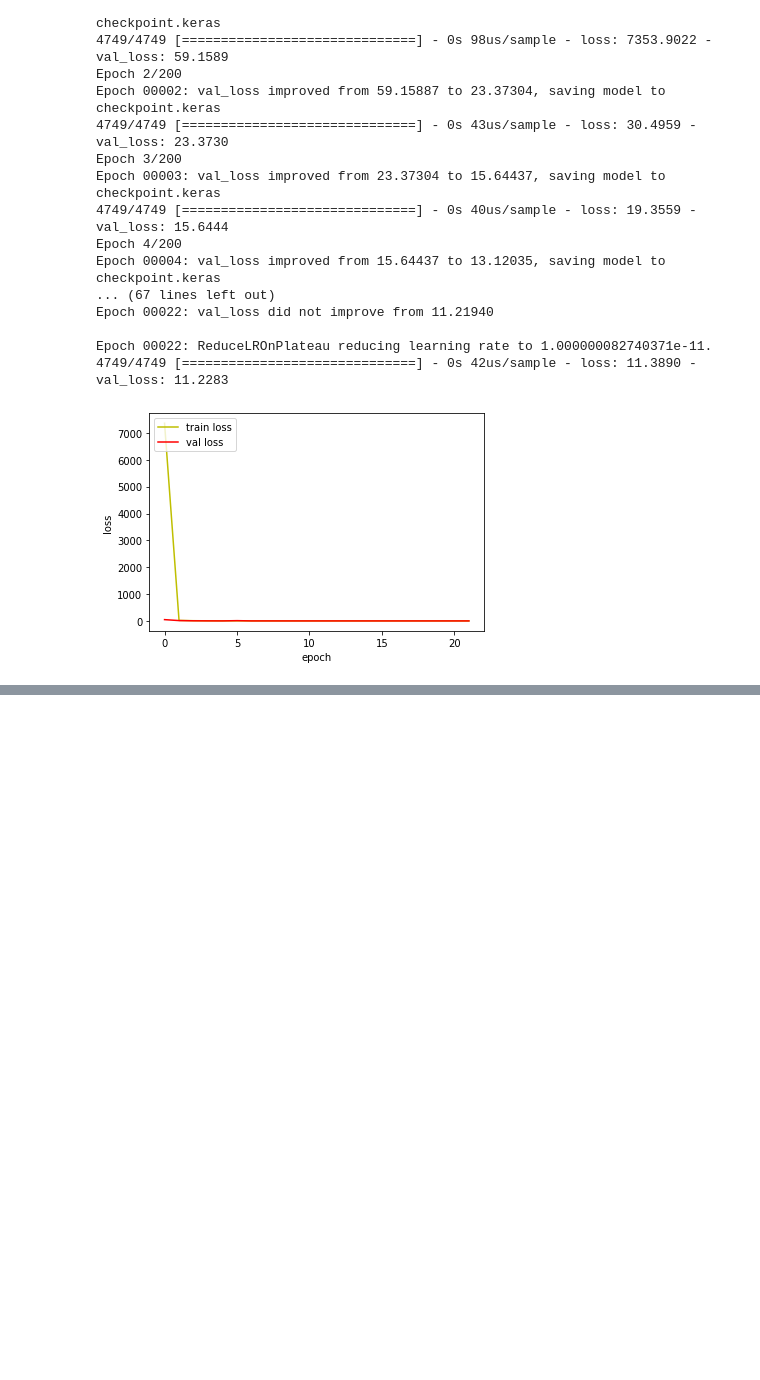
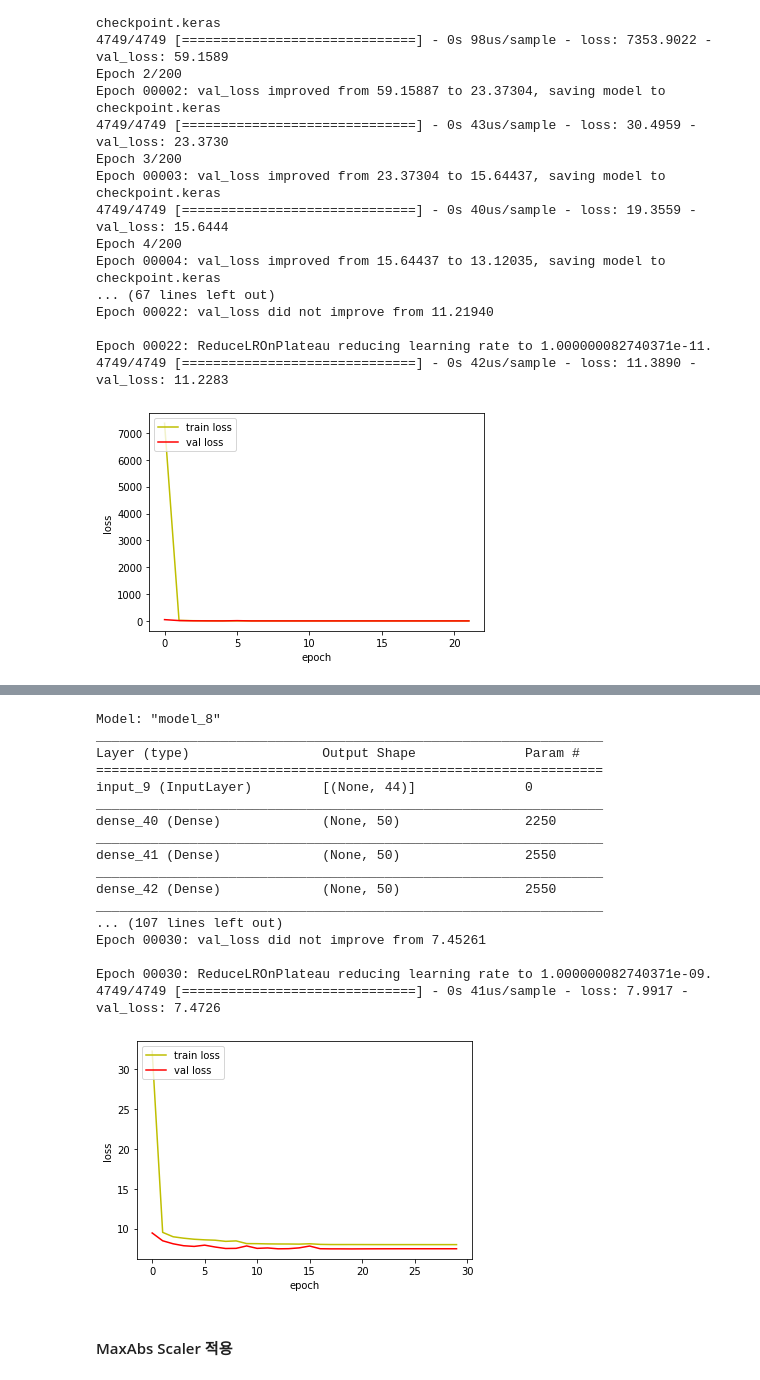
Before and after one commit to ParkSunA/Temperature-Prediction, a Jupyter notebook: 데이터 스케일링 방법에 따른 성능 비교.ipynb, the cells around one changed output, grey strips where cells are left out. Drawn from its saved outputs; the diff is of its cells as text; code cells hidden in the pictures; blank space fills up the shorter version.

```diff
--- a/데이터 스케일링 방법에 따른 성능 비교.ipynb
+++ b/데이터 스케일링 방법에 따른 성능 비교.ipynb
@@ -244,0 +255,68 @@ Epoch 00023: val_loss did not improve from 7.39890
+# %%
+inputs_1 = tf.keras.Input(shape=44)
+dense = tf.keras.layers.Dense(50)(inputs_1)
+dense = tf.keras.layers.Dense(50)(dense)
+dense = tf.keras.layers.Dense(50)(dense)
+dense = tf.keras.layers.Dense(50)(dense)
+output = tf.keras.layers.Dense(1)(dense)
+
+MS_DNN = tf.keras.Model(inputs=[inputs_1], outputs=output)
+
+optimizer = tf.keras.optimizers.Adam(lr = 0.001)
+
+MS_DNN.compile(loss='mse', optimizer=optimizer)
+MS_DNN.summary()
+
+path_checkpoint = 'checkpoint.keras'
+callback_checkpoint = ModelCheckpoint(filepath=path_checkpoint,
+                                      monitor='val_loss',
+                                      verbose=1,
+                                      save_weights_only=True,
+                                      save_best_only=True)
+
+callback_early_stopping = EarlyStopping(monitor='val_loss', patience=10,verbose=0)
+
+
+callback_reduce_lr = ReduceLROnPlateau(monitor='loss',
+                                       factor=0.1,
+                                       patience=1,
+                                       verbose=1)
+
+callbacks = [callback_early_stopping,
+             callback_checkpoint,
+             callback_reduce_lr]
+hist = MS_DNN.fit(MS_trainX,trainY, validation_data=(MS_validX, validY),
+                 epochs = 200, batch_size=30, callbacks=callbacks, verbose=1)
+
+fig, loss_ax = plt.subplots()
+
+loss_ax.plot(hist.history['loss'], 'y', label='train loss')
+loss_ax.plot(hist.history['val_loss'], 'r', label='val loss')
+
+loss_ax.set_xlabel('epoch')
+loss_ax.set_ylabel('loss')
+
+loss_ax.legend(loc='upper left')
+
+plt.show()
+# %% [output]
+Model: "model_8"
+_________________________________________________________________
+Layer (type)                 Output Shape              Param #
+=================================================================
+input_9 (InputLayer)         [(None, 44)]              0
+_________________________________________________________________
+dense_40 (Dense)             (None, 50)                2250
+_________________________________________________________________
+dense_41 (Dense)             (None, 50)                2550
+_________________________________________________________________
+dense_42 (Dense)             (None, 50)                2550
+_________________________________________________________________
+... (107 lines left out)
+Epoch 00030: val_loss did not improve from 7.45261
+
+Epoch 00030: ReduceLROnPlateau reducing learning rate to 1.000000082740371e-09.
+4749/4749 [==============================] - 0s 41us/sample - loss: 7.9917 - val_loss: 7.4726
+[figure, added]
+# %% [markdown]
+#### MaxAbs Scaler  적용
```
Also changed, not shown: parts of 11 cells of this notebook.
